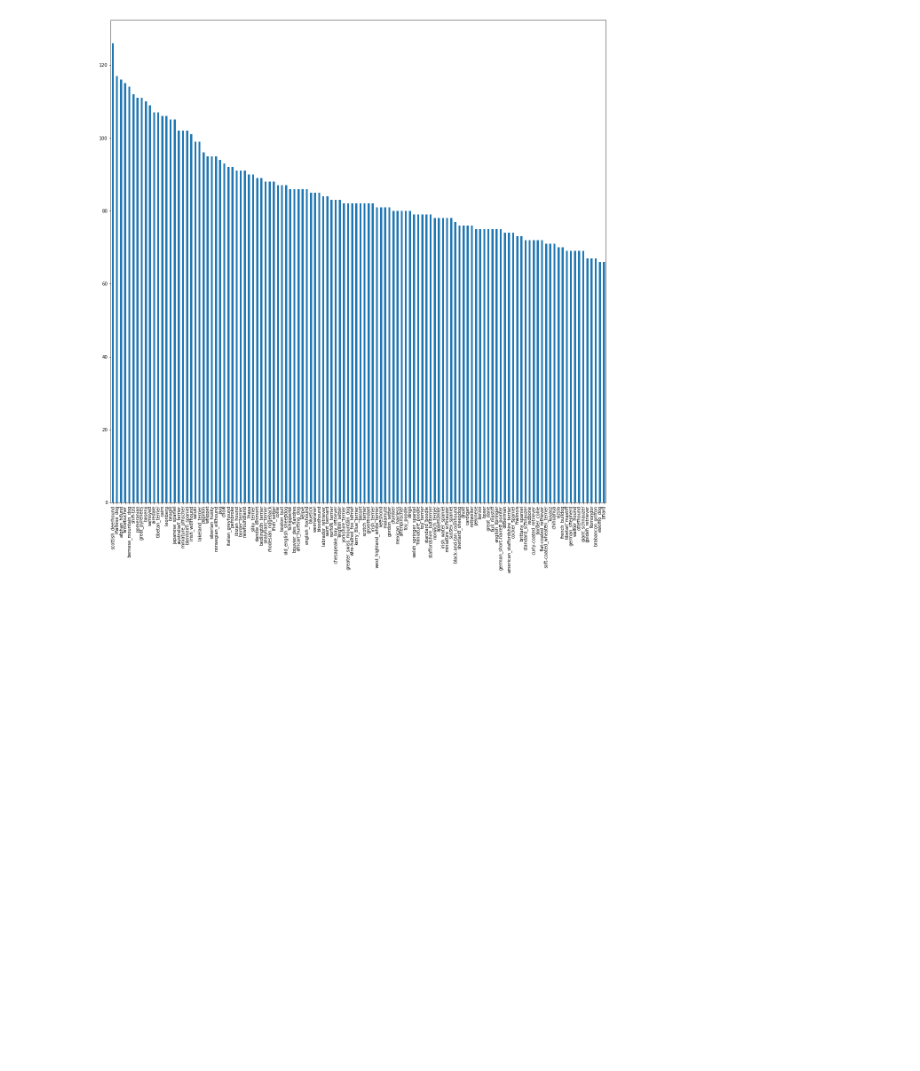
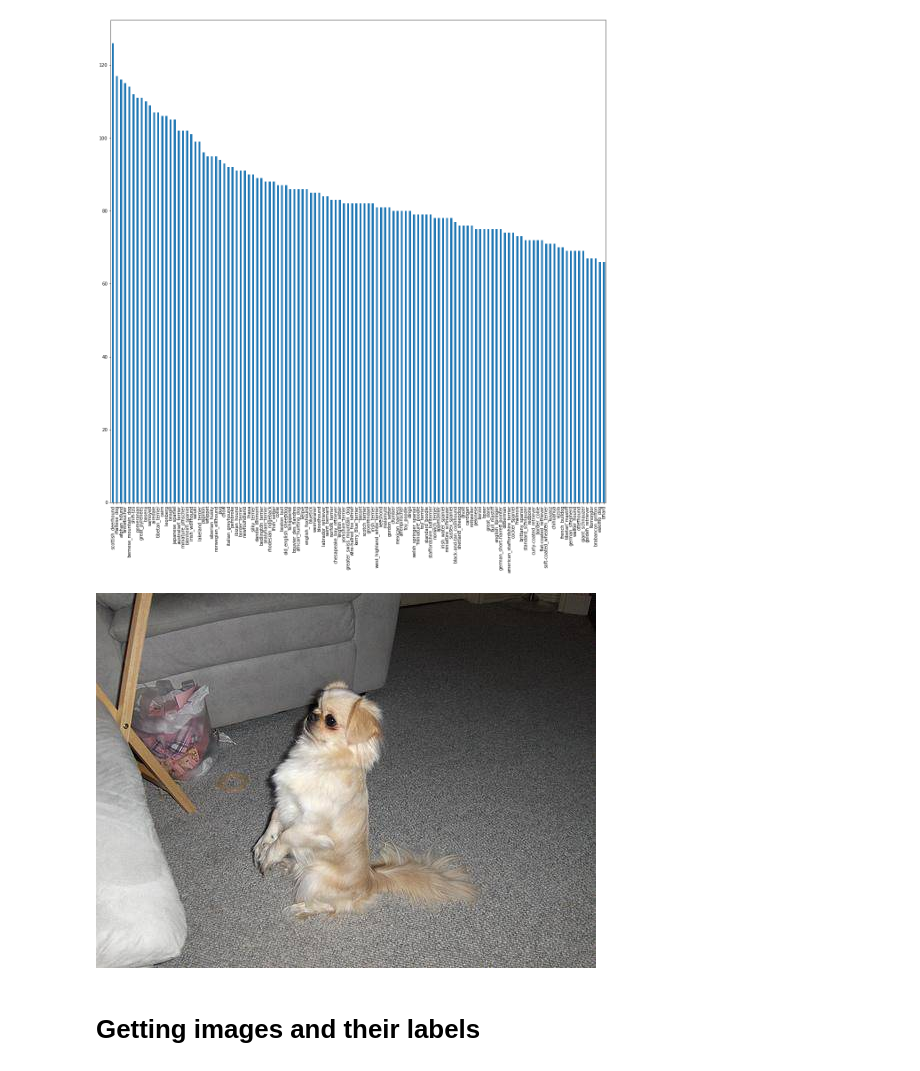
Before and after one commit to shoobhaum/DSMLNotebooks, a Jupyter notebook: end_to_end_dog_breed_classification.ipynb, the cells around one changed output. Saved outputs shown, nothing was run; the diff lists cells and outputs as text; code cells hidden in the pictures; blank space fills up the shorter version.

```diff
--- a/end_to_end_dog_breed_classification.ipynb
+++ b/end_to_end_dog_breed_classification.ipynb
@@ -110,3 +110,11 @@ labels.breed.value_counts().plot.bar(figsize=(20,20))
 # %% [output]
 <matplotlib.axes._subplots.AxesSubplot at 0x...>
 [figure]
+# %%
+# let us view an image
+from IPython.display import Image
+Image("drive/MyDrive/DogVision/train/001cdf01b096e06d78e9e5112d419397.jpg")
+# %% [output]
+[figure, added]
+# %% [markdown]
+# Getting images and their labels
```
Also changed, not shown: parts of 17 cells of this notebook.
